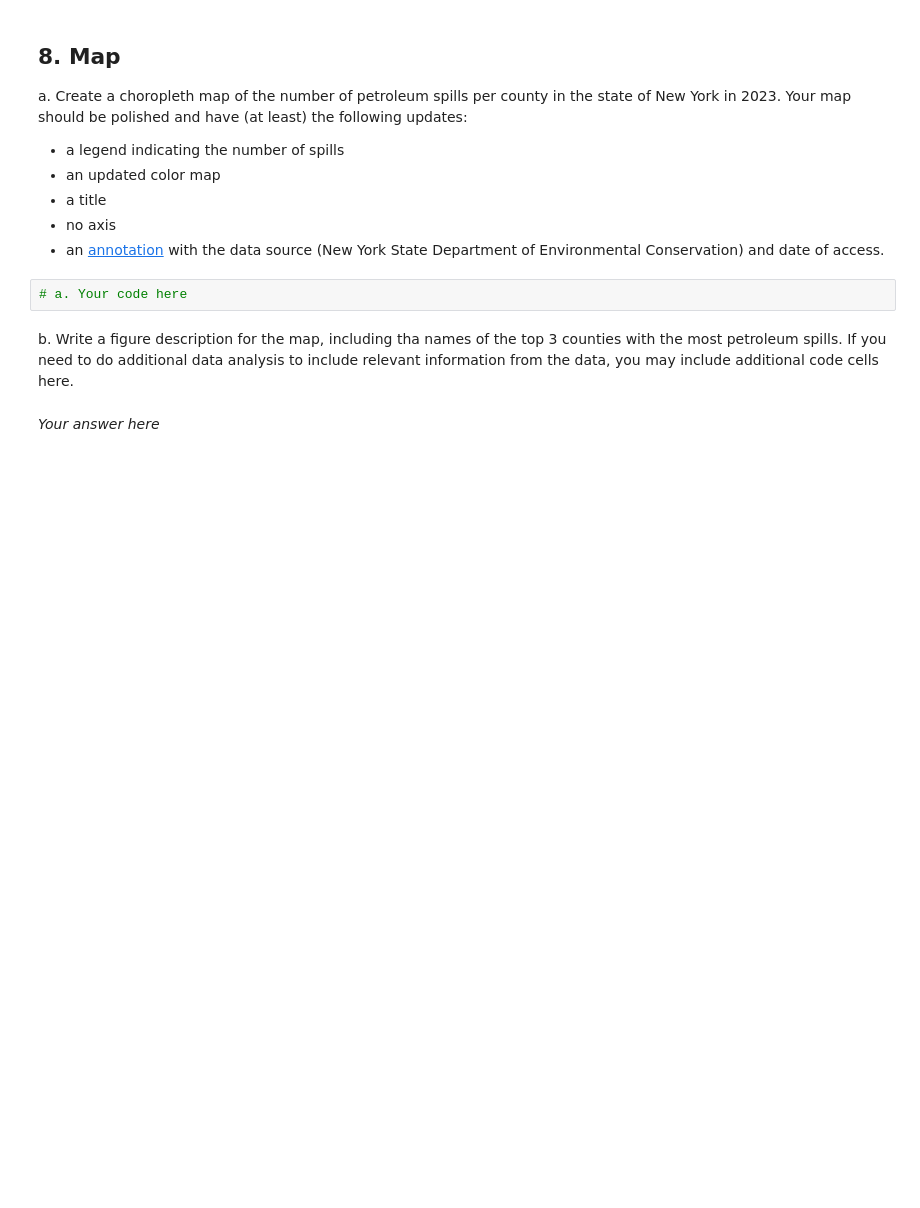
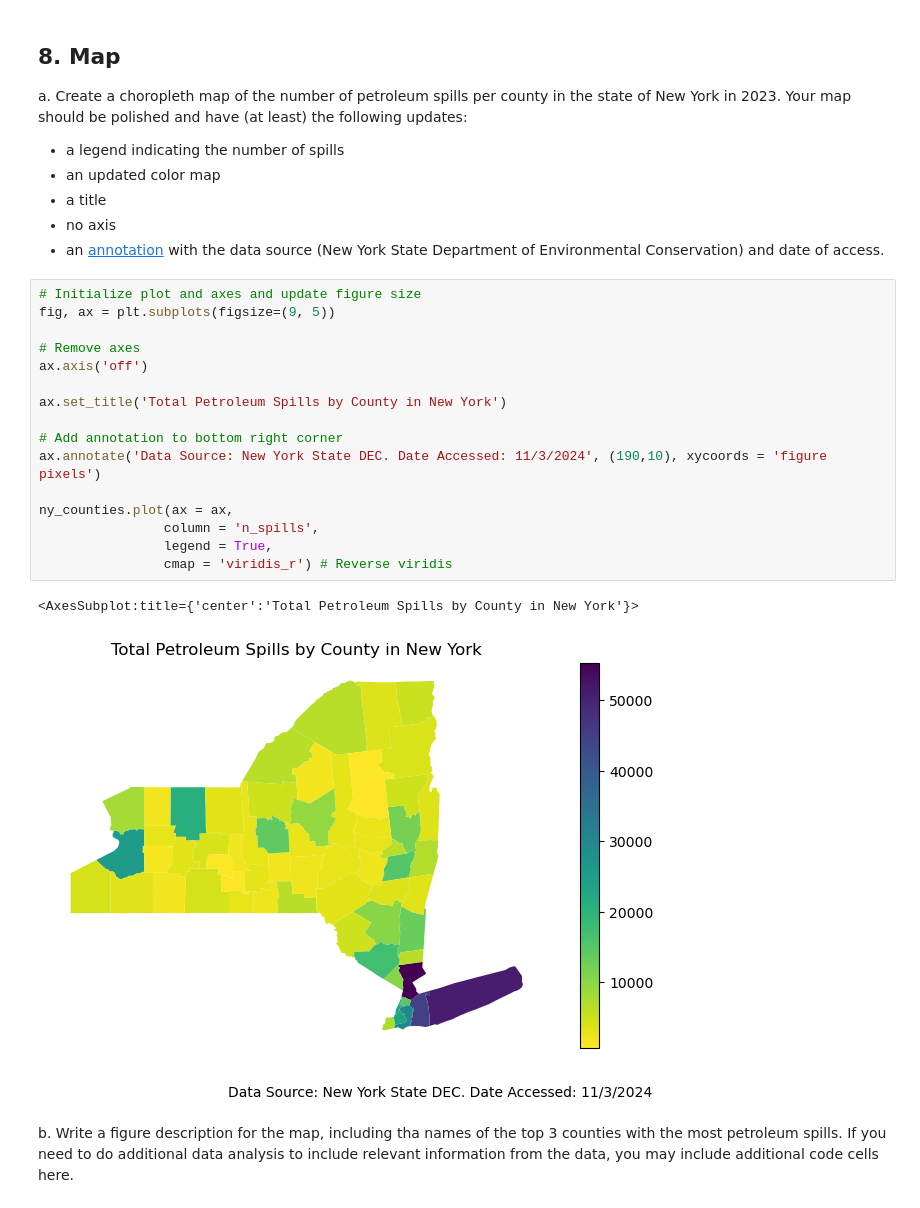
Before and after one commit to silkieMoth/eds220-hwk3, a Jupyter notebook: hwk3-task2-oil-spills.ipynb, the cells around one changed output. Cells and saved outputs as stored; diff of their text form; blank space fills up the shorter version.

```diff
--- a/hwk3-task2-oil-spills.ipynb
+++ b/hwk3-task2-oil-spills.ipynb
@@ -656,13 +654,28 @@ Your map should be polished and have (at least) the following updates:
 - a title
 - no axis
 - an [annotation](https://matplotlib.org/stable/api/_as_gen/matplotlib.pyplot.annotate.html) with the data source (New York State Department of Environmental Conservation) and date of access.
-# %%
-# a. Your code here
+# %%
+# Initialize plot and axes and update figure size
+fig, ax = plt.subplots(figsize=(9, 5))
+
+# Remove axes
+ax.axis('off')
+
+ax.set_title('Total Petroleum Spills by County in New York')
+
+# Add annotation to bottom right corner
+ax.annotate('Data Source: New York State DEC. Date Accessed: 11/3/2024', (190,10), xycoords = 'figure pixels')
+
+ny_counties.plot(ax = ax,
+                column = 'n_spills',
+                legend = True,
+                cmap = 'viridis_r') # Reverse viridis
+# %% [output]
+<AxesSubplot:title={'center':'Total Petroleum Spills by County in New York'}>
+[figure, added]
 # %% [markdown]
 <!-- END QUESTION -->
 
 <!-- BEGIN QUESTION -->
 
 b. Write a figure description for the map, including tha names of the top 3 counties with the most petroleum spills. If you need to do additional data analysis to include relevant information from the data, you may include additional code cells here.
-# %% [markdown]
-*Your answer here*
```
Also changed, not shown: parts of 3 cells of this notebook.
